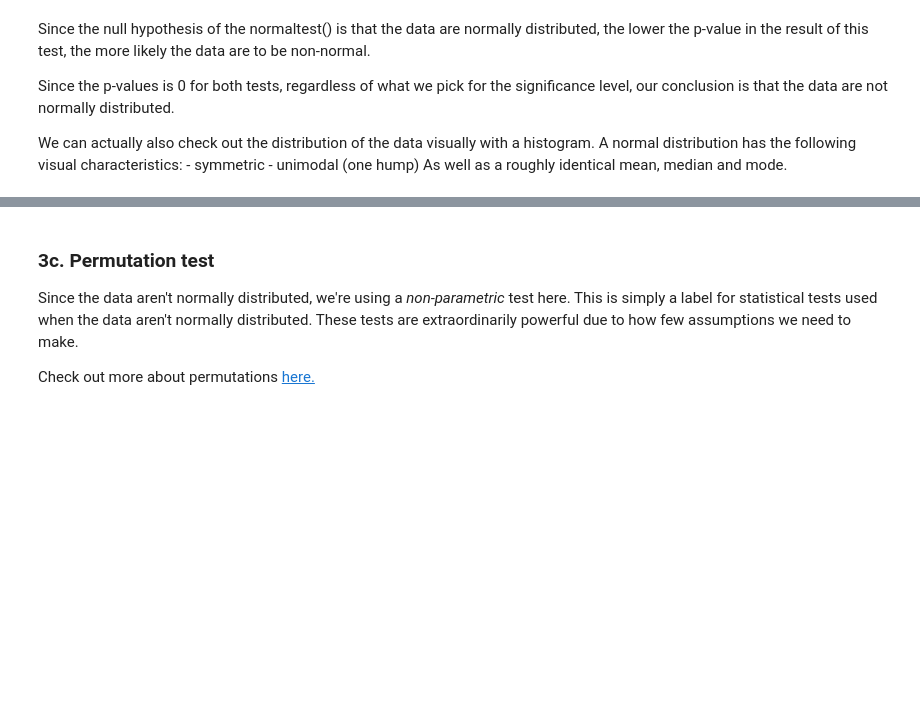
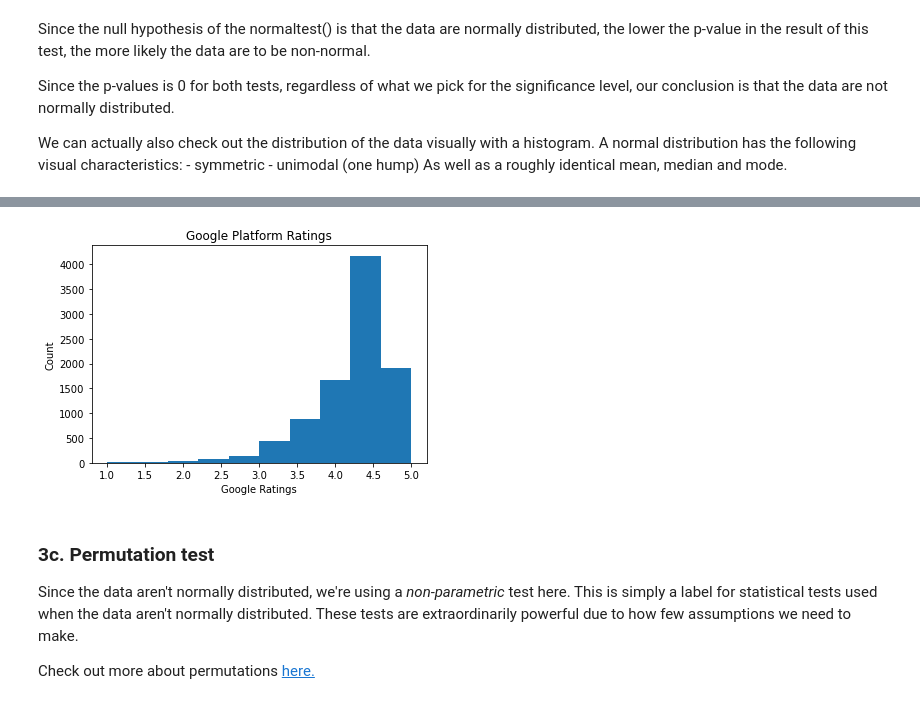
Before and after one commit to pgupta88/Springboard, a Jupyter notebook: Springboard Apps project - Tier 3 - Complete.ipynb, the cells around one changed output, grey strips where cells are left out. Cells and saved outputs as stored; diff of their text form; code cells hidden in the pictures; blank space fills up the shorter version.

```diff
--- a/Springboard Apps project - Tier 3 - Complete.ipynb
+++ b/Springboard Apps project - Tier 3 - Complete.ipynb
@@ -505,6 +533,12 @@ _ _ _
 # %%
 # Create a histogram of the google data
-_ _ _
+_ = plt.hist(google_rat)
+_ = plt.title('Google Platform Ratings')
+_ = plt.xlabel('Google Ratings')
+_ = plt.ylabel('Count')
+plt.show()
+# %% [output]
+[figure, added]
 # %% [markdown]
 ### 3c. Permutation test
 Since the data aren't normally distributed, we're using a *non-parametric* test here. This is simply a label for statistical tests used when the data aren't normally distributed. These tests are extraordinarily powerful due to how few assumptions we need to make.
```
Also changed, not shown: parts of 11 cells of this notebook.
